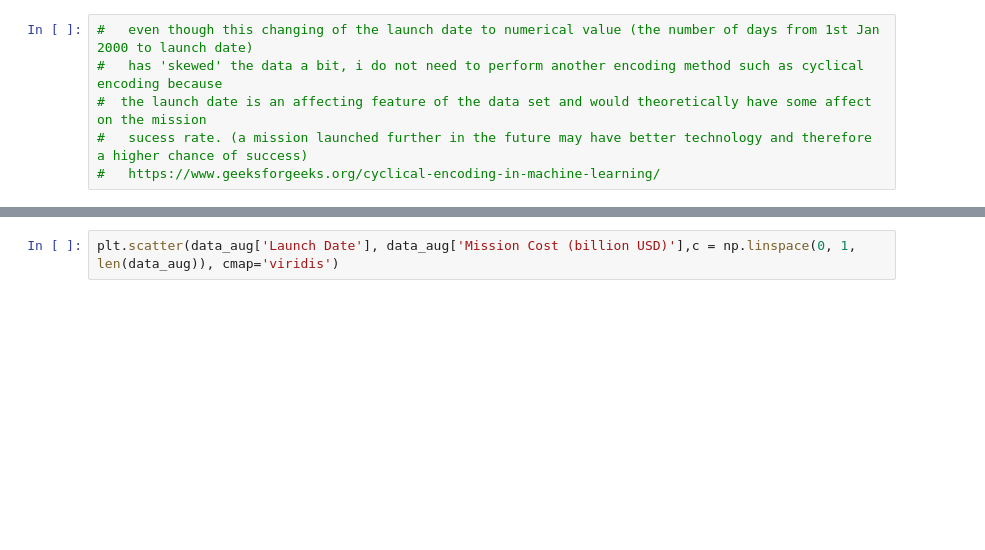
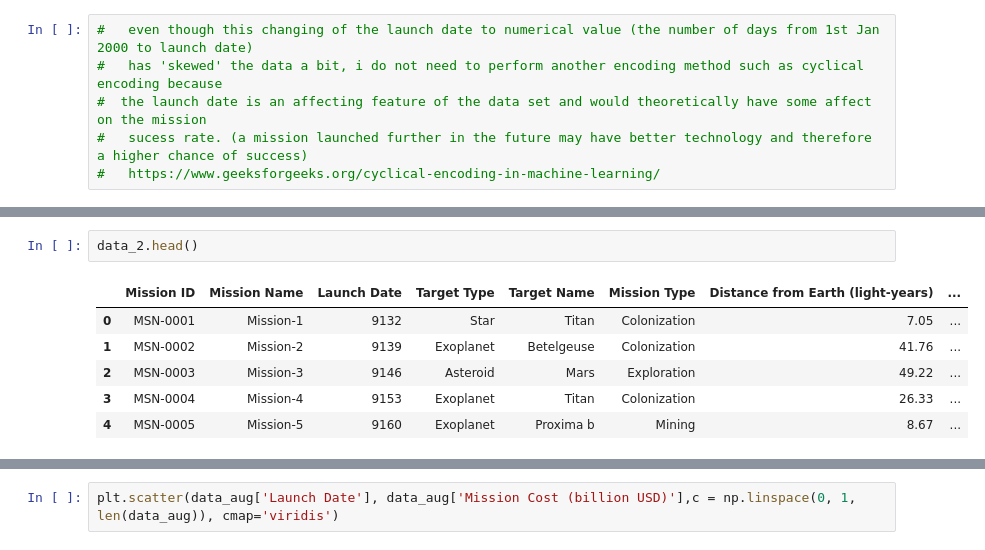
Before and after one commit to up2107120/up2107120-ACT-CW2-repo, a Jupyter notebook: ACT_CW_space-missions.ipynb, the cells around one changed output, grey strips where cells are left out. Drawn from its saved outputs; the diff is of its cells as text; blank space fills up the shorter version.

```diff
--- a/ACT_CW_space-missions.ipynb
+++ b/ACT_CW_space-missions.ipynb
@@ -266,0 +296,9 @@ GridSearchCV(cv=5,
+# %%
+data_2.head()
+# %% [output]
+|  | Mission ID | Mission Name | Launch Date | Target Type | Target Name | Mission Type | Distance from Earth (light-years) | ... |
+| 0 | MSN-0001 | Mission-1 | 9132 | Star | Titan | Colonization | 7.05 | ... |
+| 1 | MSN-0002 | Mission-2 | 9139 | Exoplanet | Betelgeuse | Colonization | 41.76 | ... |
+| 2 | MSN-0003 | Mission-3 | 9146 | Asteroid | Mars | Exploration | 49.22 | ... |
+| 3 | MSN-0004 | Mission-4 | 9153 | Exoplanet | Titan | Colonization | 26.33 | ... |
+| 4 | MSN-0005 | Mission-5 | 9160 | Exoplanet | Proxima b | Mining | 8.67 | ... |
```
Also changed, not shown: parts of 12 cells of this notebook.
